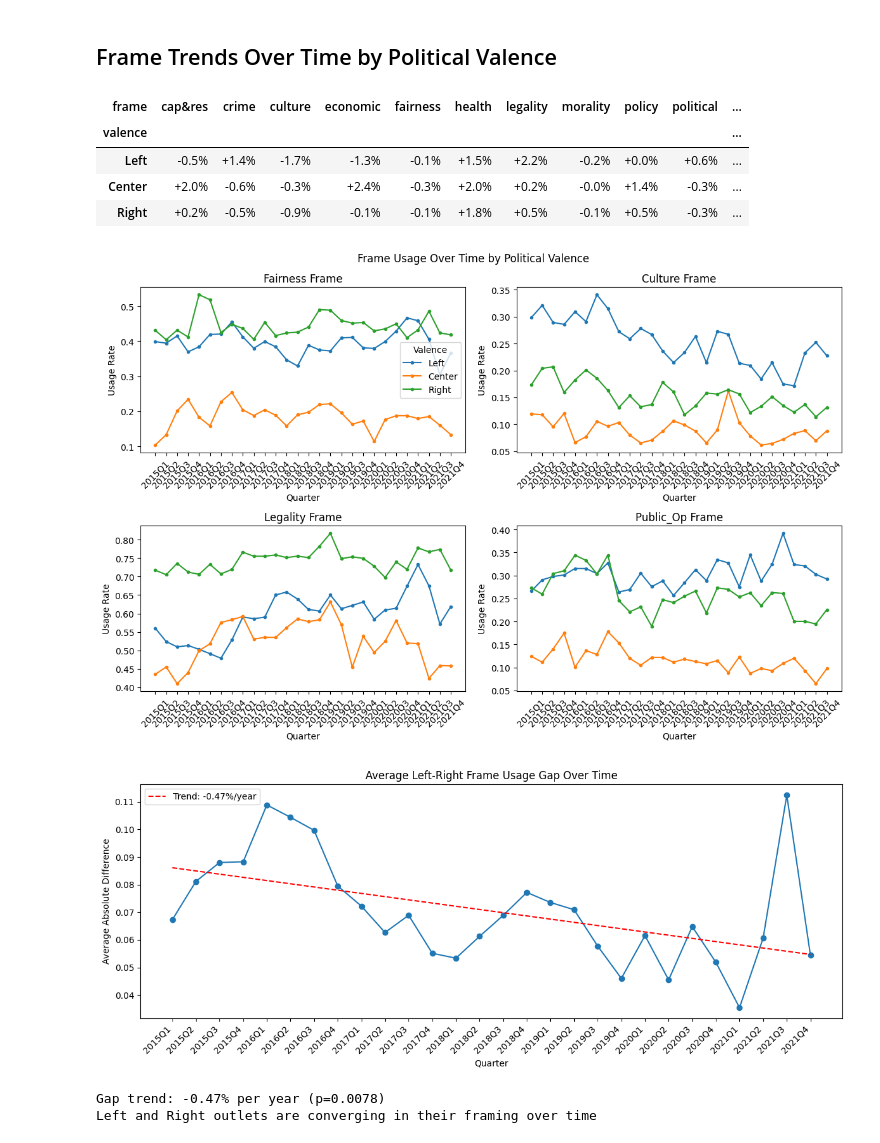
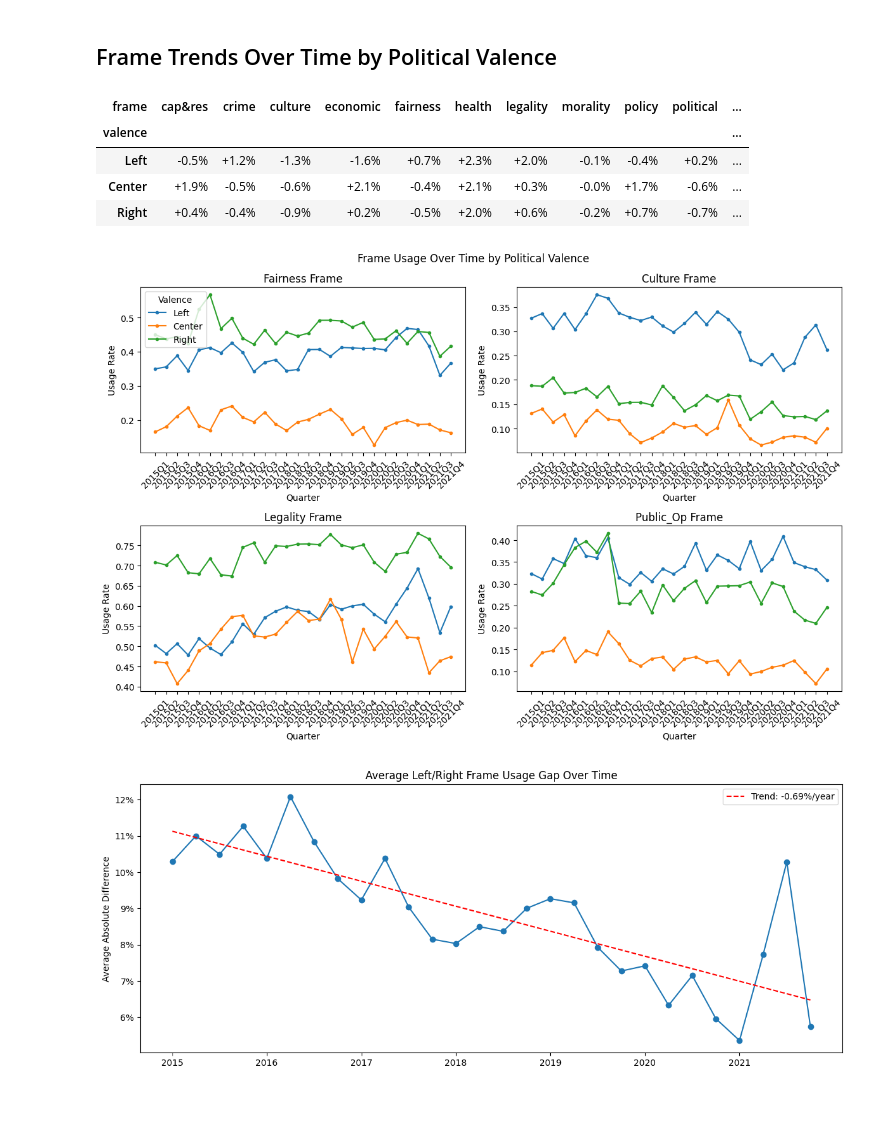
Before and after one commit to giarmama/Milestone-3---Team-22---3M, a Jupyter notebook: Analysis/Outlet_Framing_Analysis.ipynb, the cells around one changed output. Drawn from its saved outputs; the diff is of its cells as text; code cells hidden in the pictures; blank space fills up the shorter version.

```diff
--- a/Analysis/Outlet_Framing_Analysis.ipynb
+++ b/Analysis/Outlet_Framing_Analysis.ipynb
@@ -31,7 +31,7 @@ import seaborn as sns
 from scipy import stats
 from matplotlib.colors import LinearSegmentedColormap
 # %%
-df = pd.read_parquet('../data/merged_topic_and_frames_filtered.parquet')
+df = pd.read_parquet('merged_topic_and_frames_filtered_with_time_and_frames.parquet')
 print(f'Loaded {len(df):,} articles')
 
 frames = sorted(['economic', 'fairness', 'public_op', 'political', 'quality_life',
@@ -386,9 +400,9 @@ valence_trend_pivot.style.format('{:+.1%}').background_gradient(cmap='PiYG', vmi
 # %% [output]
 | frame | cap&res | crime | culture | economic | fairness | health | legality | morality | policy | political | ... |
 | valence |  |  |  |  |  |  |  |  |  |  | ... |
-| Left | -0.5% | +1.4% | -1.7% | -1.3% | -0.1% | +1.5% | +2.2% | -0.2% | +0.0% | +0.6% | ... |
-| Center | +2.0% | -0.6% | -0.3% | +2.4% | -0.3% | +2.0% | +0.2% | -0.0% | +1.4% | -0.3% | ... |
-| Right | +0.2% | -0.5% | -0.9% | -0.1% | -0.1% | +1.8% | +0.5% | -0.1% | +0.5% | -0.3% | ... |
+| Left | -0.5% | +1.2% | -1.3% | -1.6% | +0.7% | +2.3% | +2.0% | -0.1% | -0.4% | +0.2% | ... |
+| Center | +1.9% | -0.5% | -0.6% | +2.1% | -0.4% | +2.1% | +0.3% | -0.0% | +1.7% | -0.6% | ... |
+| Right | +0.4% | -0.4% | -0.9% | +0.2% | -0.5% | +2.0% | +0.6% | -0.2% | +0.7% | -0.7% | ... |
 # %%
 key_frames = ['fairness', 'culture', 'legality', 'public_op']
 
@@ -414,39 +428,46 @@ plt.suptitle('Frame Usage Over Time by Political Valence', fontsize=12)
 plt.tight_layout()
 plt.show()
 # %% [output]
-[figure, old version]
+[figure, new version]
 # %%
 # check if valences are converging or diverging
+
 quarterly_gap = []
 for quarter in sorted(df['quarter'].unique()):
     q_df = df[df['quarter'] == quarter]
     left_mean = q_df[q_df['valence'] == 'Left'][frame_cols].mean()
     right_mean = q_df[q_df['valence'] == 'Right'][frame_cols].mean()
     gap = (left_mean - right_mean).abs().mean()
     quarterly_gap.append({'quarter': quarter, 'avg_gap': gap})
 
 gap_df = pd.DataFrame(quarterly_gap).sort_values('quarter')
 x = np.arange(len(gap_df))
 y = gap_df['avg_gap'].values
+
 slope, intercept, r_value, p_value, std_err = stats.linregress(x, y)
 
+# Get year ticks instead of quarter labels
+all_quarters_str = [str(q) for q in gap_df['quarter']]
+year_tick_indices = [i for i, q in enumerate(all_quarters_str) if q.endswith('Q1')]
+year_labels = [q[:4] for q in all_quarters_str if q.endswith('Q1')]
+
 fig, ax = plt.subplots(figsize=(12, 5))
-ax.plot(gap_df['quarter'].astype(str), gap_df['avg_gap'], marker='o')
-ax.plot(gap_df['quarter'].astype(str), intercept + slope * x, 'r--', label=f'Trend: {slope*4:+.2%}/year')
+ax.plot(x, gap_df['avg_gap'] * 100, marker='o')
+ax.plot(x, (intercept + slope * x) * 100, 'r--', label=f'Trend: {slope*4:+.2%}/year')
+
 plt.title('Average Left/Right Frame Usage Gap Over Time')
-plt.xlabel('Quarter')
 plt.ylabel('Average Absolute Difference')
-plt.xticks(rotation=45, ha='right')
+ax.set_xticks(year_tick_indices)
+ax.set_xticklabels(year_labels)
+ax.set_yticklabels([f'{t:.0f}%' for t in ax.get_yticks()])
 plt.legend()
 plt.tight_layout()
 plt.show()
 
 print(f'Gap trend: {slope*4:+.2%} per year (p={p_value:.4f})')
 if slope > 0:
     print('Left and Right outlets are diverging in their framing over time')
 else:
     print('Left and Right outlets are converging in their framing over time')
 # %% [output]
-[figure, old version]
+[figure, new version]
-Gap trend: -0.47% per year (p=0.0078)
-Left and Right outlets are converging in their framing over time
```
Also changed, not shown: parts of 15 cells of this notebook, 1 other file.
